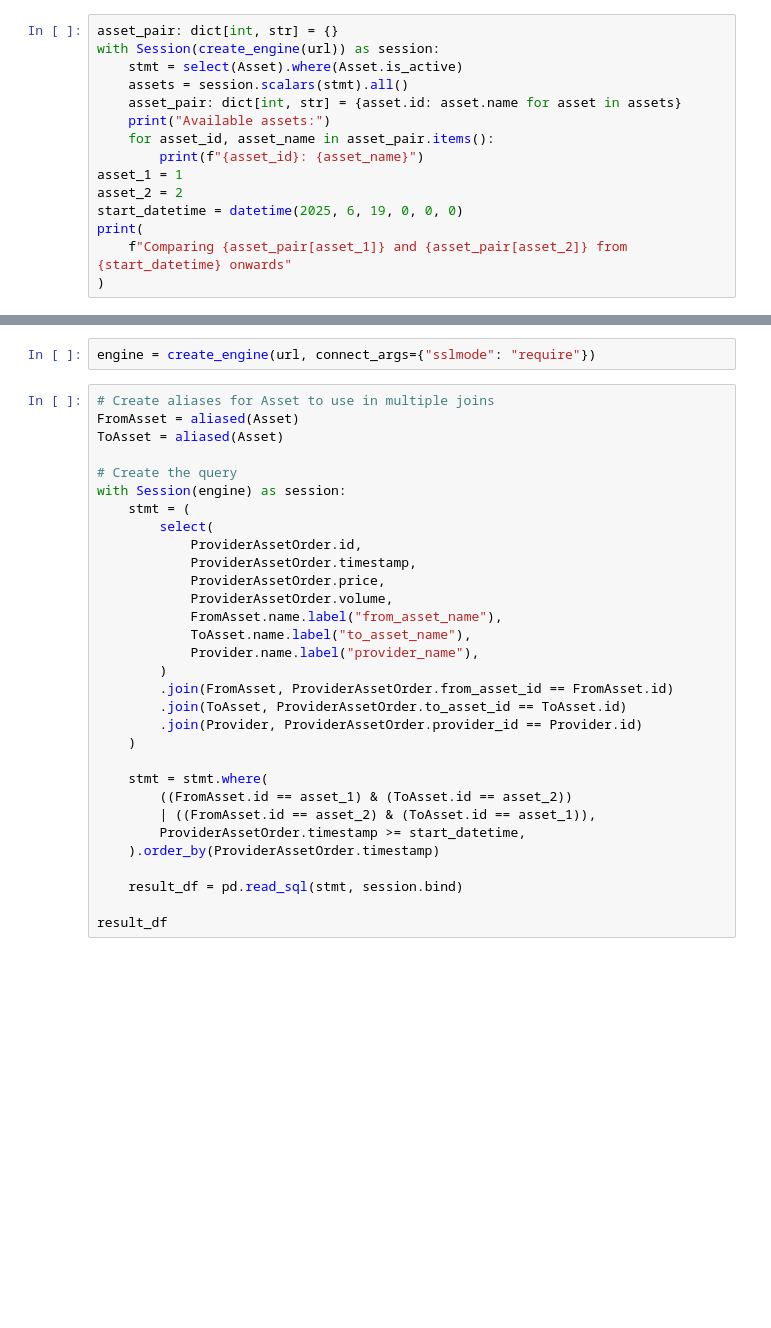
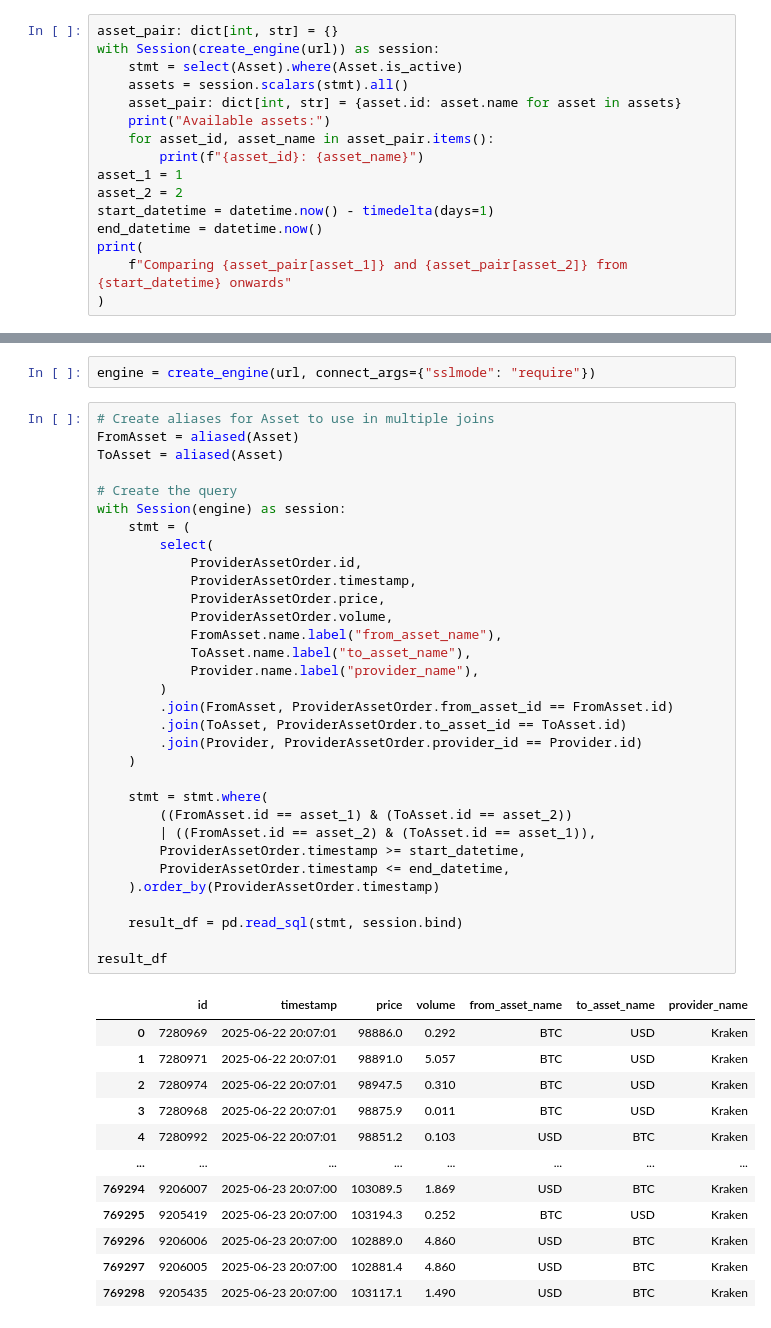
Before and after one commit to manning-capital/mc-prefect-loaders, a Jupyter notebook: notebooks/check-spread-over-time.ipynb, the cells around one changed output, grey strips where cells are left out. Saved outputs shown, nothing was run; the diff lists cells and outputs as text; blank space fills up the shorter version.

```diff
--- a/notebooks/check-spread-over-time.ipynb
+++ b/notebooks/check-spread-over-time.ipynb
@@ -38,7 +31,8 @@ with Session(create_engine(url)) as session:
         print(f"{asset_id}: {asset_name}")
 asset_1 = 1
 asset_2 = 2
-start_datetime = datetime(2025, 6, 19, 0, 0, 0)
+start_datetime = datetime.now() - timedelta(days=1)
+end_datetime = datetime.now()
 print(
     f"Comparing {asset_pair[asset_1]} and {asset_pair[asset_2]} from {start_datetime} onwards"
 )
@@ -48,30 +48,44 @@ engine = create_engine(url, connect_args={"sslmode": "require"})
 # Create aliases for Asset to use in multiple joins
 FromAsset = aliased(Asset)
 ToAsset = aliased(Asset)
 
 # Create the query
 with Session(engine) as session:
     stmt = (
         select(
             ProviderAssetOrder.id,
             ProviderAssetOrder.timestamp,
             ProviderAssetOrder.price,
             ProviderAssetOrder.volume,
             FromAsset.name.label("from_asset_name"),
             ToAsset.name.label("to_asset_name"),
             Provider.name.label("provider_name"),
         )
         .join(FromAsset, ProviderAssetOrder.from_asset_id == FromAsset.id)
         .join(ToAsset, ProviderAssetOrder.to_asset_id == ToAsset.id)
         .join(Provider, ProviderAssetOrder.provider_id == Provider.id)
     )
 
     stmt = stmt.where(
         ((FromAsset.id == asset_1) & (ToAsset.id == asset_2))
         | ((FromAsset.id == asset_2) & (ToAsset.id == asset_1)),
         ProviderAssetOrder.timestamp >= start_datetime,
+        ProviderAssetOrder.timestamp <= end_datetime,
     ).order_by(ProviderAssetOrder.timestamp)
 
     result_df = pd.read_sql(stmt, session.bind)
 
 result_df
+# %% [output]
+|  | id | timestamp | price | volume | from_asset_name | to_asset_name | provider_name |
+| 0 | 7280969 | 2025-06-22 20:07:01 | 98886.0 | 0.292 | BTC | USD | Kraken |
+| 1 | 7280971 | 2025-06-22 20:07:01 | 98891.0 | 5.057 | BTC | USD | Kraken |
+| 2 | 7280974 | 2025-06-22 20:07:01 | 98947.5 | 0.310 | BTC | USD | Kraken |
+| 3 | 7280968 | 2025-06-22 20:07:01 | 98875.9 | 0.011 | BTC | USD | Kraken |
+| 4 | 7280992 | 2025-06-22 20:07:01 | 98851.2 | 0.103 | USD | BTC | Kraken |
+| ... | ... | ... | ... | ... | ... | ... | ... |
+| 769294 | 9206007 | 2025-06-23 20:07:00 | 103089.5 | 1.869 | USD | BTC | Kraken |
+| 769295 | 9205419 | 2025-06-23 20:07:00 | 103194.3 | 0.252 | BTC | USD | Kraken |
+| 769296 | 9206006 | 2025-06-23 20:07:00 | 102889.0 | 4.860 | USD | BTC | Kraken |
+| 769297 | 9206005 | 2025-06-23 20:07:00 | 102881.4 | 4.860 | USD | BTC | Kraken |
+| 769298 | 9205435 | 2025-06-23 20:07:00 | 103117.1 | 1.490 | USD | BTC | Kraken |
```
Also changed, not shown: parts of 4 cells of this notebook, 6 other files.
